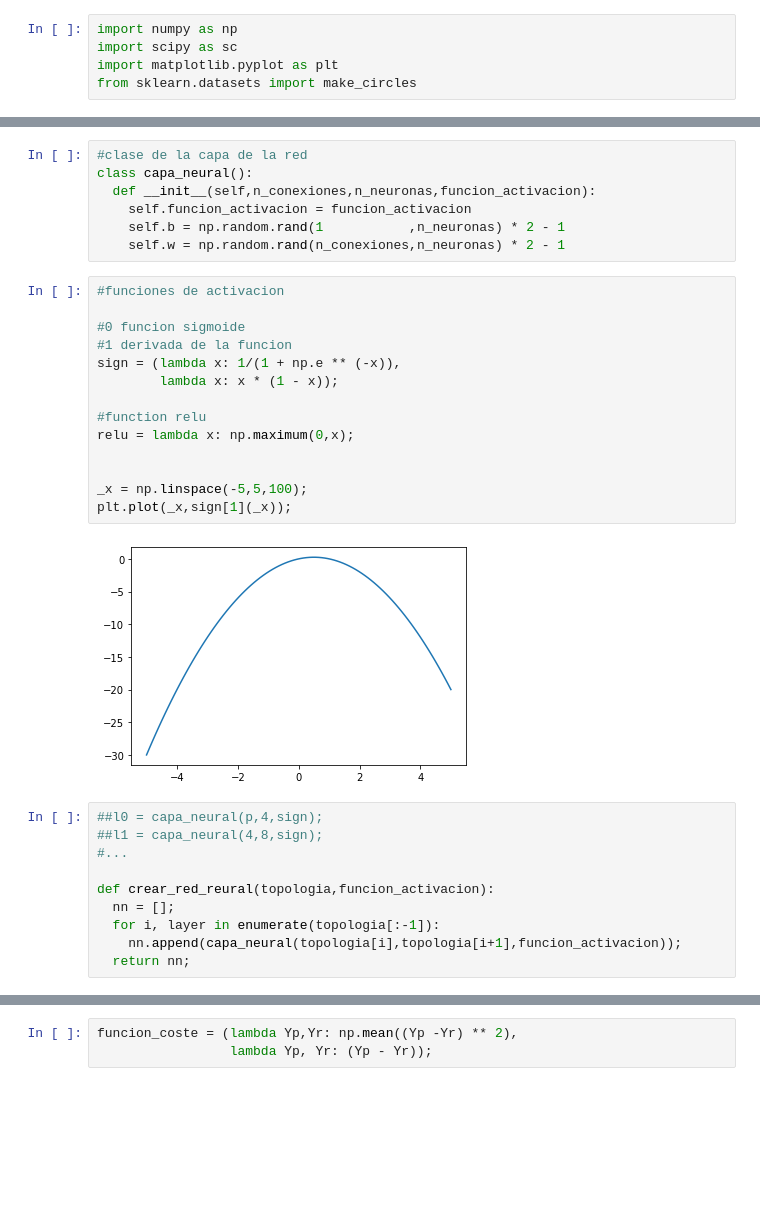
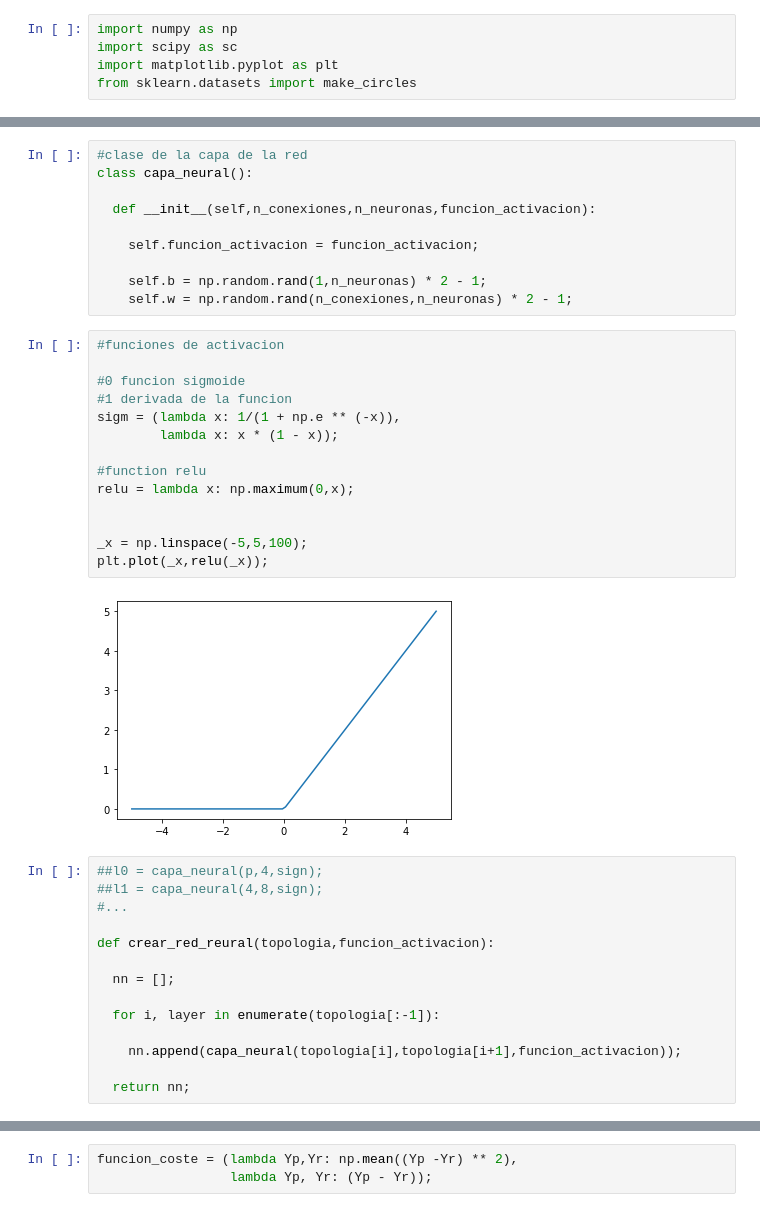
Before and after one commit to ManuelVR461/redesneuronales, a Jupyter notebook: redesneuronales1.ipynb, the cells around one changed output, grey strips where cells are left out. Cells and saved outputs as stored; diff of their text form; blank space fills up the shorter version.

```diff
--- a/redesneuronales1.ipynb
+++ b/redesneuronales1.ipynb
@@ -24,34 +31,41 @@ plt.show()
 # %%
 #clase de la capa de la red
 class capa_neural():
+
   def __init__(self,n_conexiones,n_neuronas,funcion_activacion):
-    self.funcion_activacion = funcion_activacion
-    self.b = np.random.rand(1           ,n_neuronas) * 2 - 1
-    self.w = np.random.rand(n_conexiones,n_neuronas) * 2 - 1
+
+    self.funcion_activacion = funcion_activacion;
+
+    self.b = np.random.rand(1,n_neuronas) * 2 - 1;
+    self.w = np.random.rand(n_conexiones,n_neuronas) * 2 - 1;
 # %%
 #funciones de activacion
 
 #0 funcion sigmoide
 #1 derivada de la funcion
-sign = (lambda x: 1/(1 + np.e ** (-x)),
+sigm = (lambda x: 1/(1 + np.e ** (-x)),
         lambda x: x * (1 - x));
 
 #function relu
 relu = lambda x: np.maximum(0,x);
 
 
 _x = np.linspace(-5,5,100);
-plt.plot(_x,sign[1](_x));
+plt.plot(_x,relu(_x));
 # %% [output]
-[figure, old version]
+[figure, new version]
 # %%
 ##l0 = capa_neural(p,4,sign);
 ##l1 = capa_neural(4,8,sign);
 #...
 
 def crear_red_reural(topologia,funcion_activacion):
+
   nn = [];
+
   for i, layer in enumerate(topologia[:-1]):
+
     nn.append(capa_neural(topologia[i],topologia[i+1],funcion_activacion));
+
   return nn;
 # %%
```
Also changed, not shown: parts of 5 cells of this notebook.
